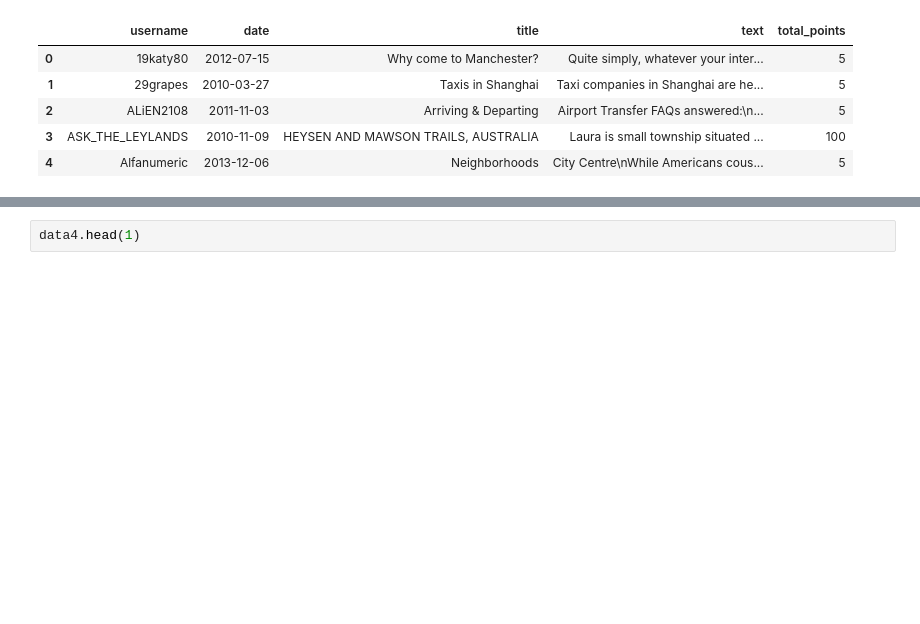
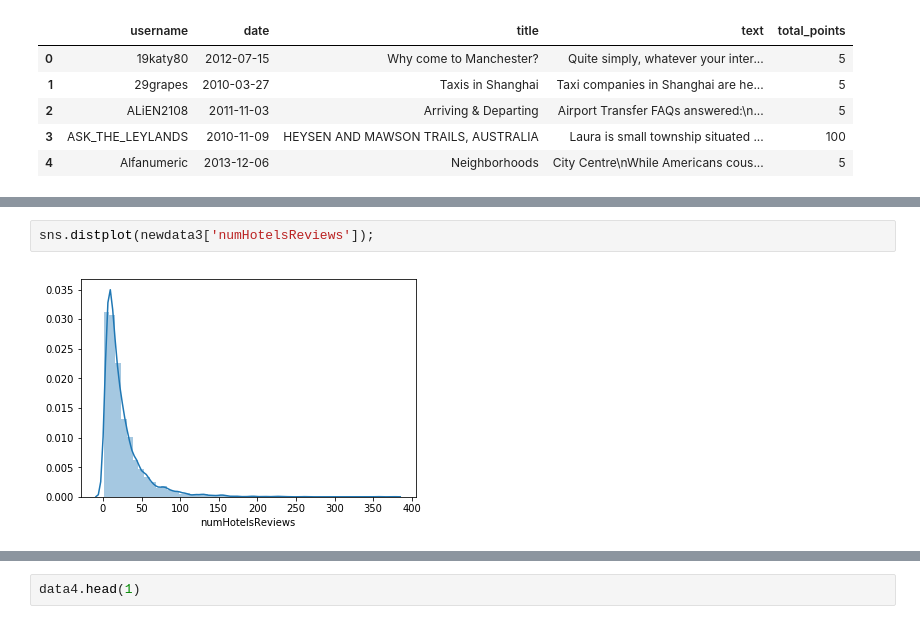
Before and after one commit to acrowise/travel-time-rec, a Jupyter notebook: tripadvisor_personality_EDA.ipynb, the cells around one changed output, grey strips where cells are left out. Drawn from its saved outputs; the diff is of its cells as text; blank space fills up the shorter version.

```diff
--- a/tripadvisor_personality_EDA.ipynb
+++ b/tripadvisor_personality_EDA.ipynb
@@ -56,0 +111,4 @@ data3.head(3)
+# %%
+sns.distplot(newdata3['numHotelsReviews']);
+# %% [output]
+[figure, added]
```
Also changed, not shown: parts of 51 cells of this notebook.
